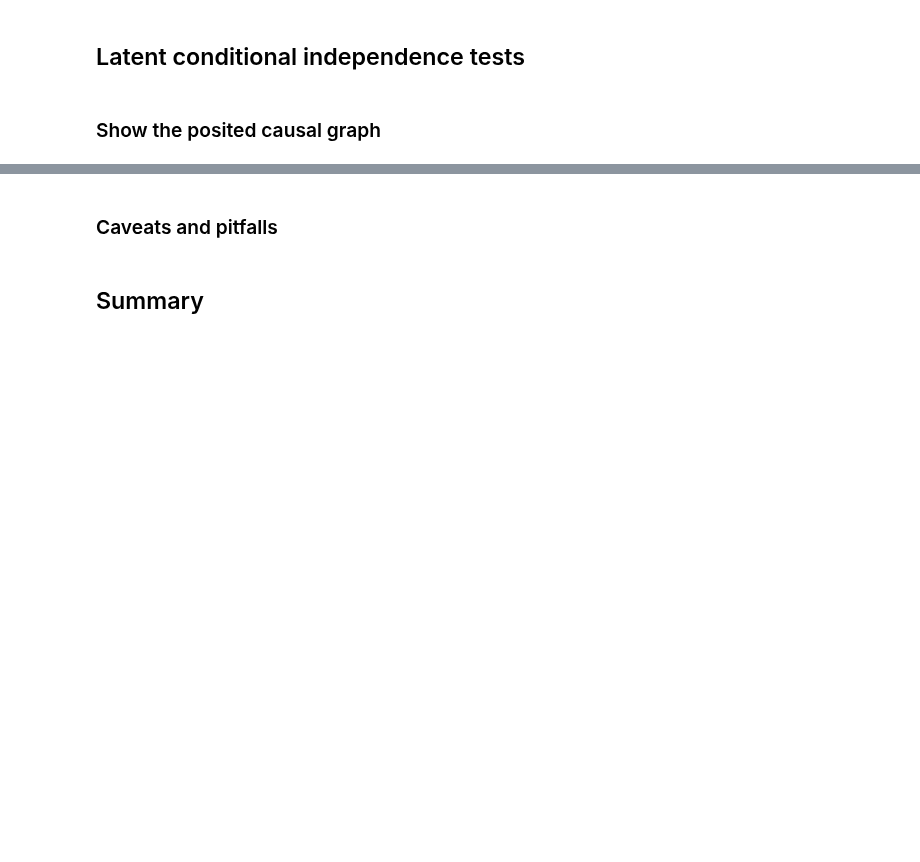
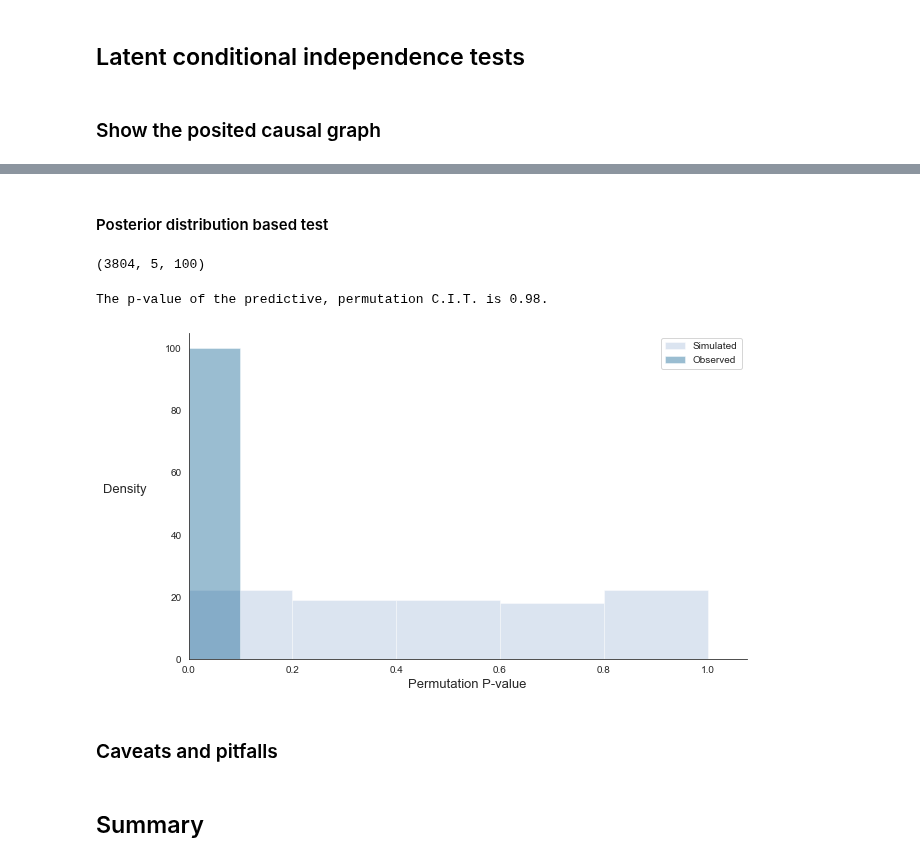
Before and after one commit to hassan-obeid/tr_b_causal_2020, a Jupyter notebook: notebooks/final/_04-tb-testing-your-causal-graph.ipynb, the cells around one changed output, grey strips where cells are left out. Cells and saved outputs as stored; diff of their text form; code cells hidden in the pictures; blank space fills up the shorter version.

```diff
--- a/notebooks/final/_04-tb-testing-your-causal-graph.ipynb
+++ b/notebooks/final/_04-tb-testing-your-causal-graph.ipynb
@@ -155,3 +285,61 @@ The p-value of the permutation independence test is 0.00.
+# %% [markdown]
+#### Posterior distribution based test
+# %%
+# Load the parameters of the variational approximation to
+# the posterior distribution over W and Z
+w_post_params = pd.read_csv(PATH_TO_W_PARAMS, index_col=0)
+z_post_params = pd.read_csv(PATH_TO_Z_PARAMS, index_col=0)
+
+# Create the posterior distribution of coefficients
+# Note we need the arguments to have shape that can,
+# be broadcast to (num_factors, num_predictors, num_samples)
+w_dist_post =\
+    scipy.stats.norm(
+        loc=w_post_params['w_mean_inferred'].values[None, : , None],
+        scale=w_post_params['w_std_inferred'].values[None :, None])
+
+# Create the posterior distribution of loadings
+# Note we need the arguments to have shape that can,
+# be broadcast to (num_obs, num_factors, num_samples)
+z_dist_post =\
+    scipy.stats.norm(
+        loc=z_post_params['z_mean_inferred'].values[:, None, None],
+        scale=z_post_params['z_std_inferred'].values[:, None, None])
+
+# Get posterior samples of X_standardized
+x_samples_post, z_samples_post =\
+    sample_from_factor_model(
+        loadings_dist=z_dist_post,
+        coef_dist=w_dist_post,
+        noise_dist=epsilon_dist_prior,
+        standard_deviations=drive_alone_stds.values,
+        means=drive_alone_means.values,
+        num_obs=num_drive_alone_obs,
+        num_samples=NUM_PERMUTATIONS,
+        num_factors=1,
+        post=False,
+        seed=852
+        )
+
+# Look at the dimensions of the prior predictive samples
+print(x_samples_post.shape)
+# %% [output]
+(3804, 5, 100)
+# %%
+# Get the posterior predictive values for the test
+posterior_samples_triplet =\
+    np.concatenate((x_samples_post[:, col_idxs_for_test, :],
+                    z_samples_post),
+                   axis=1)
+
+# Test out the predictive conditional independence test
+post_pval, post_sampled_pvals, post_obs_pvals =\
+    li.perform_visual_predictive_cit_test(
+        posterior_samples_triplet,
+        obs_sample)
+# %% [output]
+The p-value of the predictive, permutation C.I.T. is 0.98.
+[figure, added]
 # %% [markdown]
 ### Caveats and pitfalls
 # %% [markdown]
```
Also changed, not shown: parts of 14 cells of this notebook, 1 other file.
